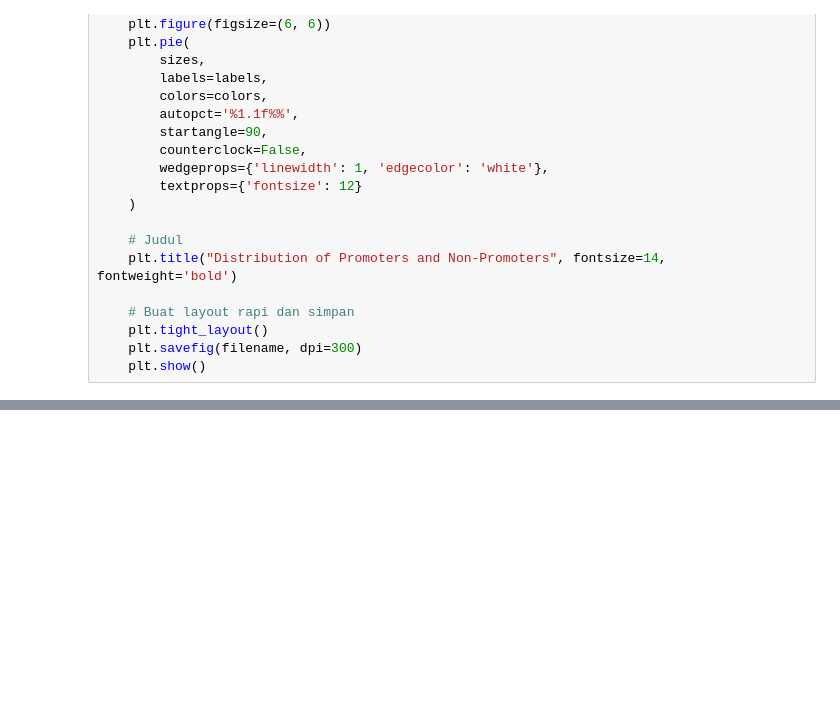
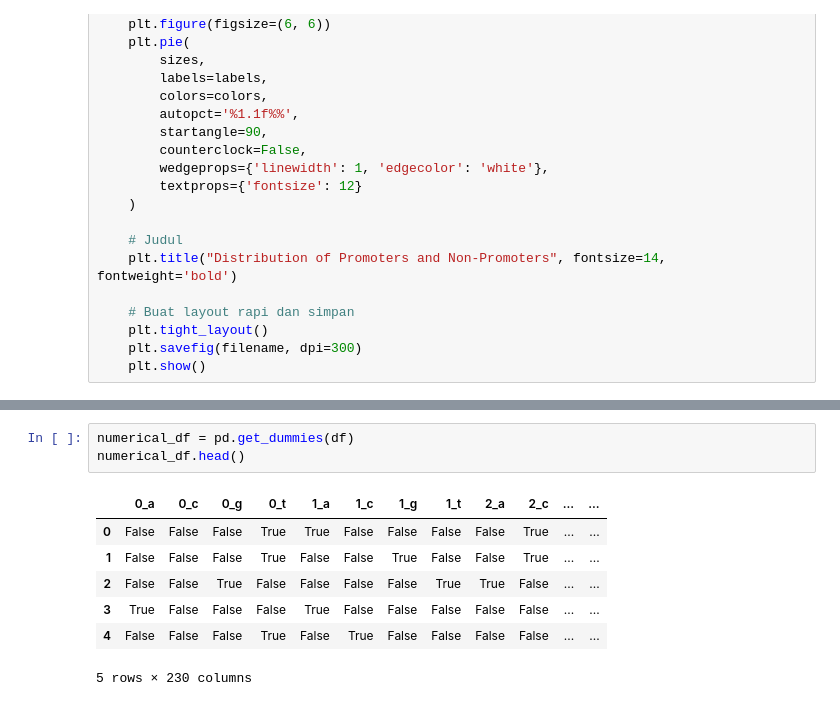
Before and after one commit to XMB234/Bioinformatic-Project---DNA-Classification, a Jupyter notebook: Bioinformatic_Project_1.ipynb, the cells around one changed output, grey strips where cells are left out. Drawn from its saved outputs; the diff is of its cells as text; blank space fills up the shorter version.

```diff
--- a/Bioinformatic_Project_1.ipynb
+++ b/Bioinformatic_Project_1.ipynb
@@ -181,0 +175,11 @@ details
+# %%
+numerical_df = pd.get_dummies(df)
+numerical_df.head()
+# %% [output]
+|  | 0_a | 0_c | 0_g | 0_t | 1_a | 1_c | 1_g | 1_t | 2_a | 2_c | ... | ... |
+| 0 | False | False | False | True | True | False | False | False | False | True | ... | ... |
+| 1 | False | False | False | True | False | False | True | False | False | True | ... | ... |
+| 2 | False | False | True | False | False | False | False | True | True | False | ... | ... |
+| 3 | True | False | False | False | True | False | False | False | False | False | ... | ... |
+| 4 | False | False | False | True | False | True | False | False | False | False | ... | ... |
+5 rows × 230 columns
```
Also changed, not shown: parts of 7 cells of this notebook.
